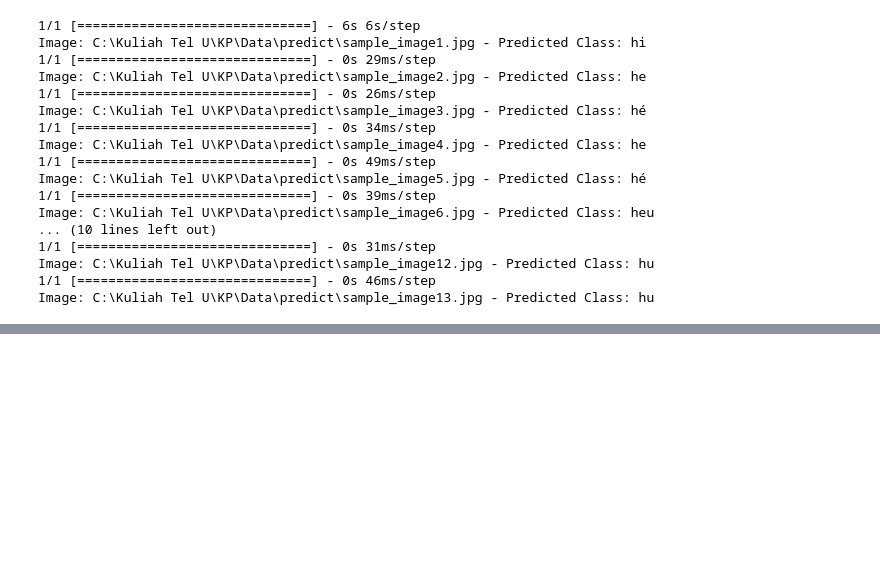
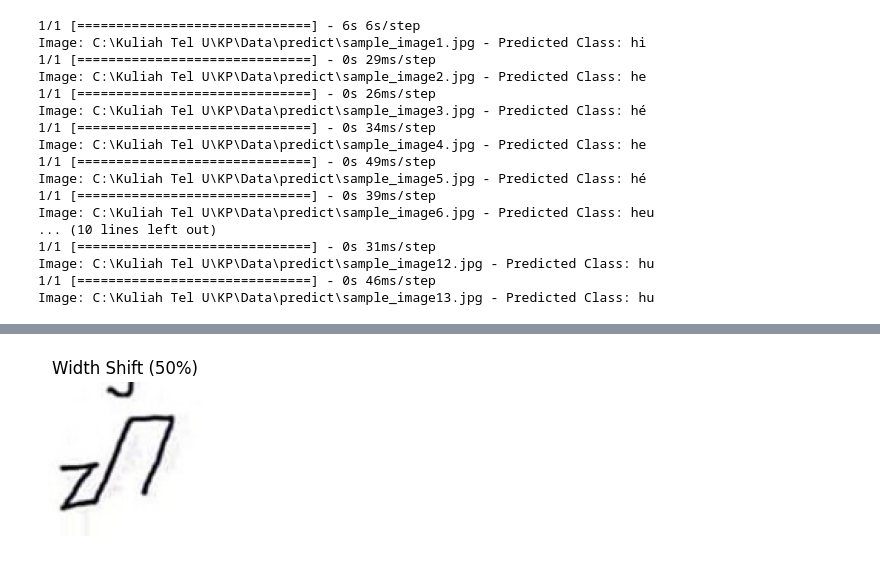
Before and after one commit to Zeltan13/AksaraSundaCNN_Update, a Jupyter notebook: aksaraClassification.ipynb, the cells around one changed output, grey strips where cells are left out. Cells and saved outputs as stored; diff of their text form; code cells hidden in the pictures; blank space fills up the shorter version.

```diff
--- a/aksaraClassification.ipynb
+++ b/aksaraClassification.ipynb
@@ -1830,0 +1855,12 @@ Image: C:\Kuliah Tel U\KP\Data\predict\sample_image13.jpg - Predicted Class: hu
+# %%
+width_shift_gen = ImageDataGenerator(width_shift_range=0.5)
+width_shifted_img = width_shift_gen.flow(img_array, batch_size=1)
+
+# Visualize Extreme Width Shift
+plt.figure(figsize=(2, 2))
+plt.title("Width Shift (50%)")
+plt.imshow(width_shifted_img[0][0].astype('uint8'))
+plt.axis('off')
+plt.show()
+# %% [output]
+[figure, added]
```
Also changed, not shown: parts of 8 cells of this notebook.
